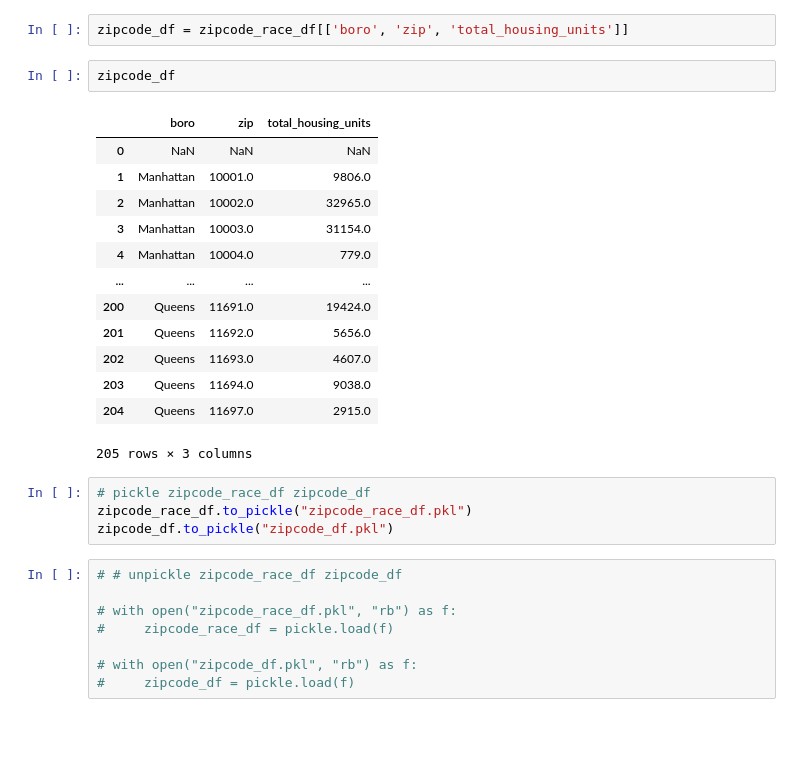
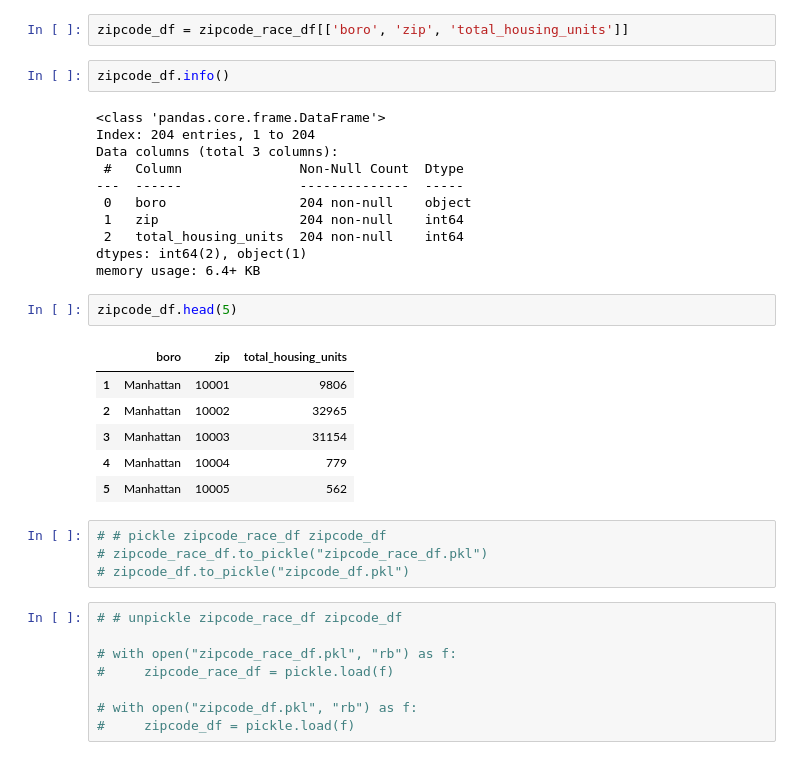
Before and after one commit to slp22/nys_donate_life, a Jupyter notebook: NYS Donate Life_start.ipynb, the cells around one changed output. Cells and saved outputs as stored; diff of their text form; blank space fills up the shorter version.

```diff
--- a/NYS Donate Life_start.ipynb
+++ b/NYS Donate Life_start.ipynb
@@ -373,25 +442,31 @@ zipcode_race_df.rename(columns={
 # %%
 zipcode_df = zipcode_race_df[['boro', 'zip', 'total_housing_units']]
 # %%
-zipcode_df
+zipcode_df.info()
 # %% [output]
-|  | boro | zip | total_housing_units |
-| 0 | NaN | NaN | NaN |
-| 1 | Manhattan | 10001.0 | 9806.0 |
-| 2 | Manhattan | 10002.0 | 32965.0 |
-| 3 | Manhattan | 10003.0 | 31154.0 |
-| 4 | Manhattan | 10004.0 | 779.0 |
-| ... | ... | ... | ... |
-| 200 | Queens | 11691.0 | 19424.0 |
-| 201 | Queens | 11692.0 | 5656.0 |
-| 202 | Queens | 11693.0 | 4607.0 |
-| 203 | Queens | 11694.0 | 9038.0 |
-| 204 | Queens | 11697.0 | 2915.0 |
-205 rows × 3 columns
+<class 'pandas.core.frame.DataFrame'>
+Index: 204 entries, 1 to 204
+Data columns (total 3 columns):
+ #   Column               Non-Null Count  Dtype
+---  ------               --------------  -----
+ 0   boro                 204 non-null    object
+ 1   zip                  204 non-null    int64
+ 2   total_housing_units  204 non-null    int64
+dtypes: int64(2), object(1)
+memory usage: 6.4+ KB
+# %%
+zipcode_df.head(5)
+# %% [output]
+|  | boro | zip | total_housing_units |
+| 1 | Manhattan | 10001 | 9806 |
+| 2 | Manhattan | 10002 | 32965 |
+| 3 | Manhattan | 10003 | 31154 |
+| 4 | Manhattan | 10004 | 779 |
+| 5 | Manhattan | 10005 | 562 |
 # %%
-# pickle zipcode_race_df zipcode_df
-zipcode_race_df.to_pickle("zipcode_race_df.pkl")
-zipcode_df.to_pickle("zipcode_df.pkl")
+# # pickle zipcode_race_df zipcode_df
+# zipcode_race_df.to_pickle("zipcode_race_df.pkl")
+# zipcode_df.to_pickle("zipcode_df.pkl")
 # %%
 # # unpickle zipcode_race_df zipcode_df
 
```
Also changed, not shown: parts of 16 cells of this notebook, 1 other file.
